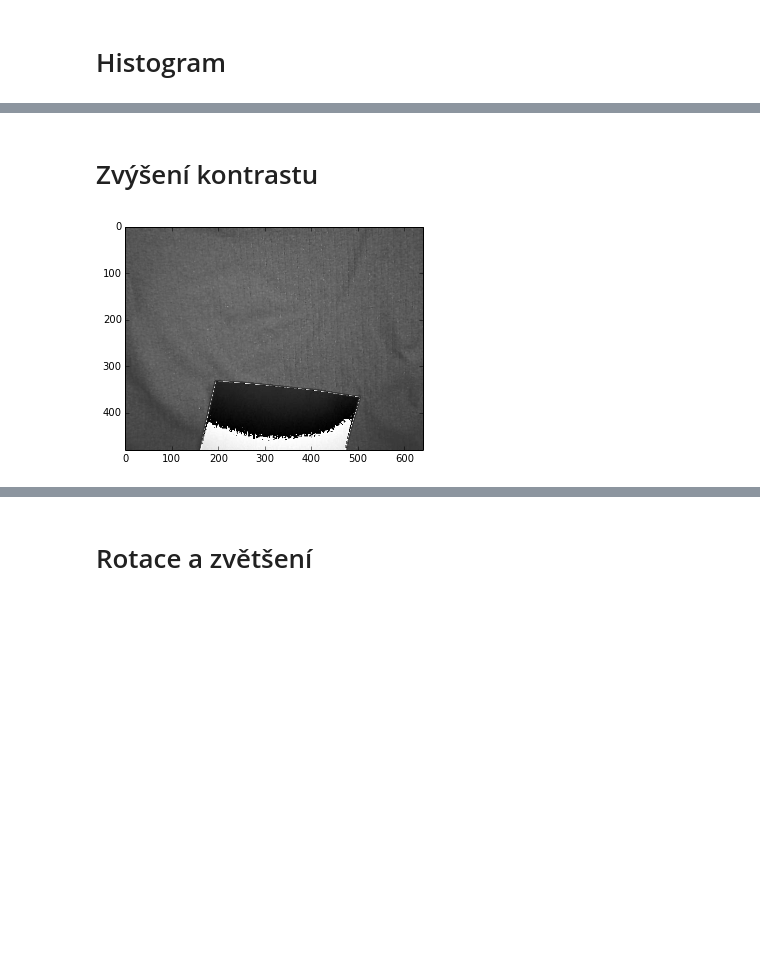
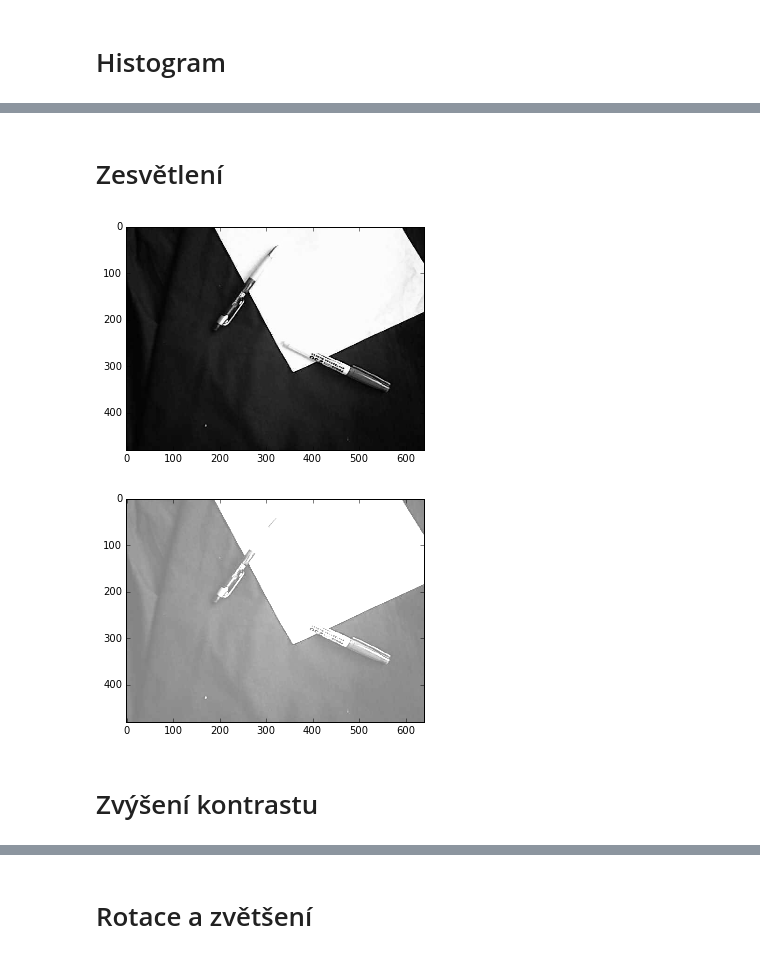
Before and after one commit to mjirik/ZDO, a Jupyter notebook: ZDOcv03.ipynb, the cells around one changed output, grey strips where cells are left out. Drawn from its saved outputs; the diff is of its cells as text; code cells hidden in the pictures; blank space fills up the shorter version.

```diff
--- a/ZDOcv03.ipynb
+++ b/ZDOcv03.ipynb
@@ -75,7 +86,14 @@ a, b, c = plt.hist(imgg.ravel(),255)
+# %% [markdown]
+# Zesvětlení
+# %%
+plt.figure()
+plt.imshow(imgg, cmap='gray', clim=(0.0, 1.0))
+plt.figure()
+plt.imshow(imgg + 0.5, cmap='gray', clim=(0.0, 1.0))
+# plt.colorbar()
+plt.show()
+# %% [output]
+[figure, added]
+[figure, added]
 # %% [markdown]
 # Zvýšení kontrastu
-# %%
-plt.imshow(imgg + 50, cmap='gray')
-plt.show()
-# %% [output]
-[figure, removed]
```
Also changed, not shown: parts of 8 cells of this notebook, 3 other files.
